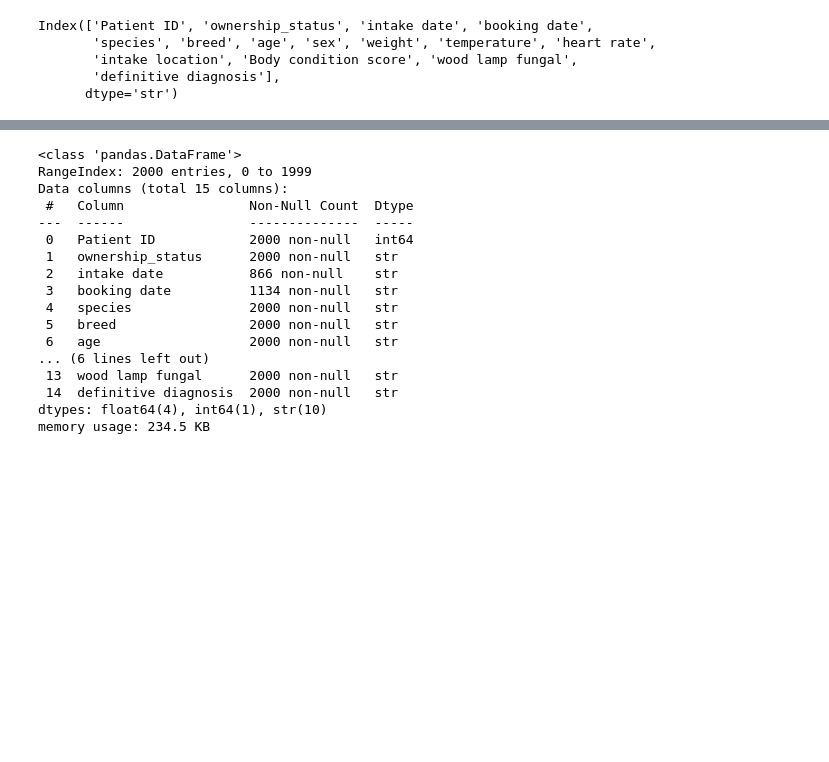
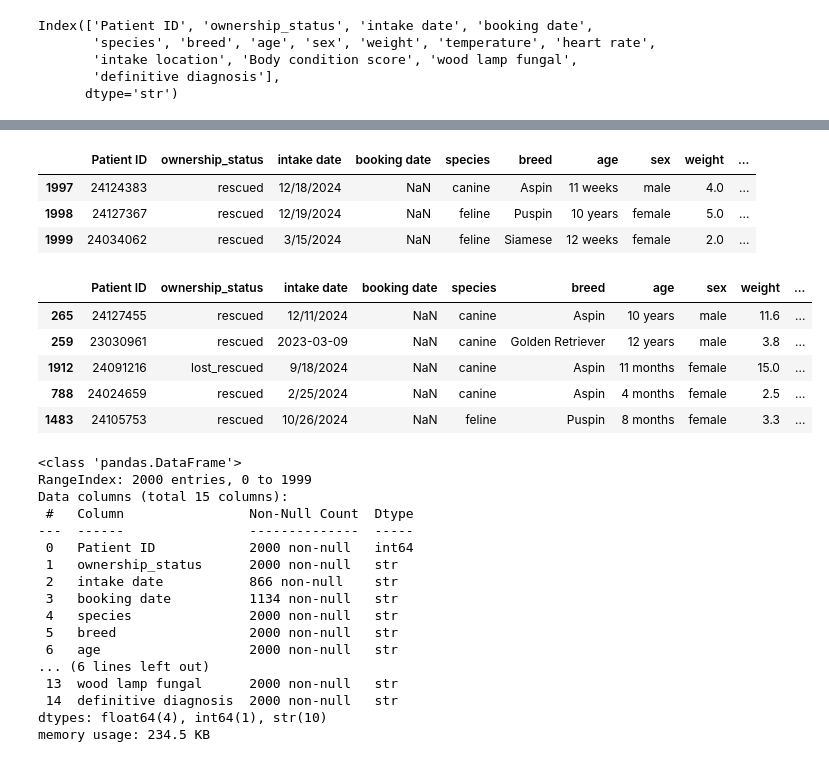
Before and after one commit to juanacebreiros2-ai/TP-PYTONH, a Jupyter notebook: pruebaDataset10.ipynb, the cells around one changed output, grey strips where cells are left out. Drawn from its saved outputs; the diff is of its cells as text; code cells hidden in the pictures; blank space fills up the shorter version.

```diff
--- a/pruebaDataset10.ipynb
+++ b/pruebaDataset10.ipynb
@@ -56 +68,17 @@ df.head(7)
+# %%
+df.tail(3) #ultimos 3 registros del dataset
+# %% [output]
+|  | Patient ID | ownership_status | intake date | booking date | species | breed | age | sex | weight | ... |
+| 1997 | 24124383 | rescued | 12/18/2024 | NaN | canine | Aspin | 11 weeks | male | 4.0 | ... |
+| 1998 | 24127367 | rescued | 12/19/2024 | NaN | feline | Puspin | 10 years | female | 5.0 | ... |
+| 1999 | 24034062 | rescued | 3/15/2024 | NaN | feline | Siamese | 12 weeks | female | 2.0 | ... |
+# %%
+df.sample(5) #5 registros aleatorios del datset
+# %% [output]
+|  | Patient ID | ownership_status | intake date | booking date | species | breed | age | sex | weight | ... |
+| 265 | 24127455 | rescued | 12/11/2024 | NaN | canine | Aspin | 10 years | male | 11.6 | ... |
+| 259 | 23030961 | rescued | 2023-03-09 | NaN | canine | Golden Retriever | 12 years | male | 3.8 | ... |
+| 1912 | 24091216 | lost_rescued | 9/18/2024 | NaN | canine | Aspin | 11 months | female | 15.0 | ... |
+| 788 | 24024659 | rescued | 2/25/2024 | NaN | canine | Aspin | 4 months | female | 2.5 | ... |
+| 1483 | 24105753 | rescued | 10/26/2024 | NaN | feline | Puspin | 8 months | female | 3.3 | ... |
 # %%
```
Also changed, not shown: parts of 30 cells of this notebook.
